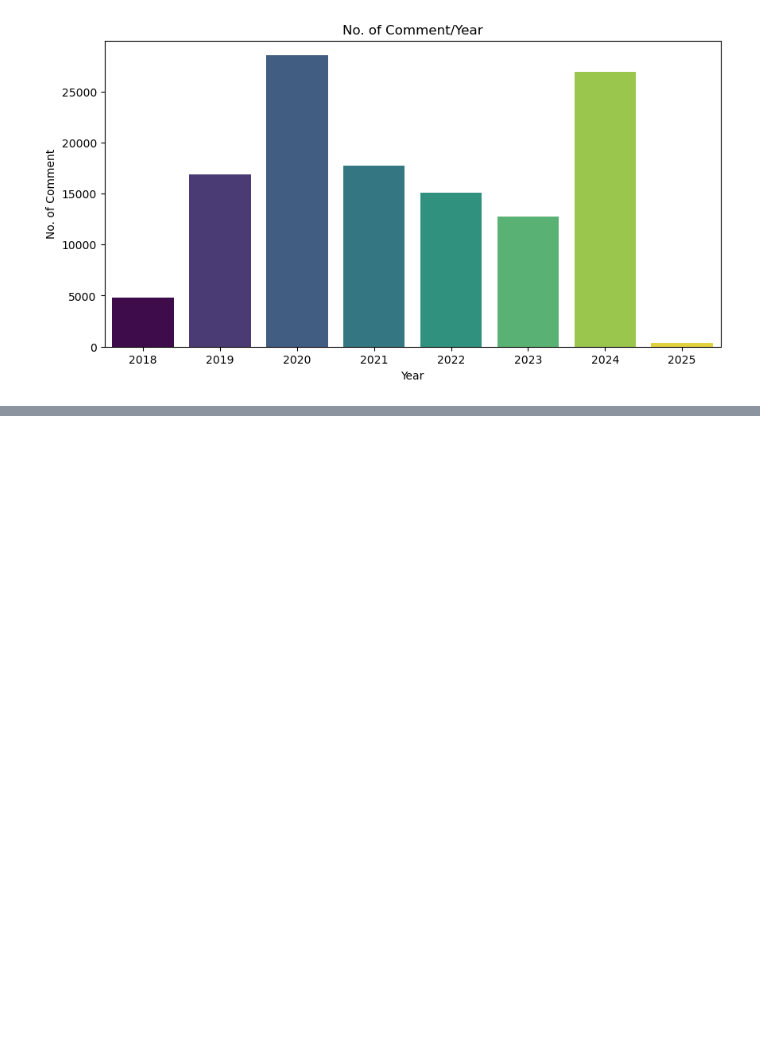
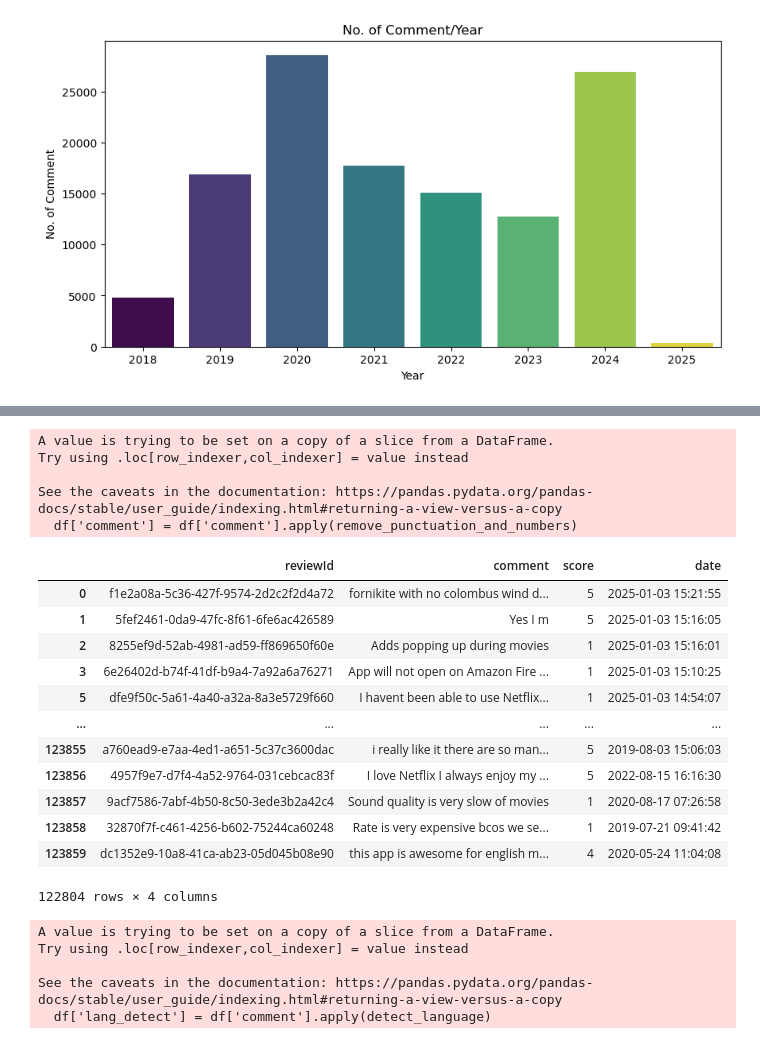
Before and after one commit to babli18/comment-classifier, a Jupyter notebook: data_eda_preprocessing.ipynb, the cells around one changed output, grey strips where cells are left out. Cells and saved outputs as stored; diff of their text form; code cells hidden in the pictures; blank space fills up the shorter version.

```diff
--- a/data_eda_preprocessing.ipynb
+++ b/data_eda_preprocessing.ipynb
@@ -198,0 +255,48 @@ plt.show()
+# %%
+import re
+import string
+
+# remove punctuation and numbers from the comment column
+def remove_punctuation_and_numbers(text):
+    """
+    Removes all punctuation and numbers from the given text.
+    - Uses str.translate() for punctuation removal.
+    - Uses regular expression to remove numbers.
+    - Handles missing (None) values by returning an empty string.
+    """
+    if not isinstance(text, str):  # Ensure input is a string
+        return ""
+
+    # Remove punctuation
+    text = text.translate(str.maketrans("", "", string.punctuation))
+
+    # Remove numbers
+    text = re.sub(r'\d+', '', text)  # Remove all digits
+
+    return text
+
+df['comment'] = df['comment'].apply(remove_punctuation_and_numbers)
+# %% [output]
+A value is trying to be set on a copy of a slice from a DataFrame.
+Try using .loc[row_indexer,col_indexer] = value instead
+
+See the caveats in the documentation: https://pandas.pydata.org/pandas-docs/stable/user_guide/indexing.html#returning-a-view-versus-a-copy
+  df['comment'] = df['comment'].apply(remove_punctuation_and_numbers)
+# %%
+# remove blank records from the comments column
+df=df[~df['comment'].apply(is_blank)]
+df
+# %% [output]
+|  | reviewId | comment | score | date |
+| 0 | f1e2a08a-5c36-427f-9574-2d2c2f2d4a72 | fornikite with no colombus wind d... | 5 | 2025-01-03 15:21:55 |
+| 1 | 5fef2461-0da9-47fc-8f61-6fe6ac426589 | Yes I m | 5 | 2025-01-03 15:16:05 |
+| 2 | 8255ef9d-52ab-4981-ad59-ff869650f60e | Adds popping up during movies | 1 | 2025-01-03 15:16:01 |
+| 3 | 6e26402d-b74f-41df-b9a4-7a92a6a76271 | App will not open on Amazon Fire ... | 1 | 2025-01-03 15:10:25 |
+| 5 | dfe9f50c-5a61-4a40-a32a-8a3e5729f660 | I havent been able to use Netflix... | 1 | 2025-01-03 14:54:07 |
+| ... | ... | ... | ... | ... |
+| 123855 | a760ead9-e7aa-4ed1-a651-5c37c3600dac | i really like it there are so man... | 5 | 2019-08-03 15:06:03 |
+| 123856 | 4957f9e7-d7f4-4a52-9764-031cebcac83f | I love Netflix I always enjoy my ... | 5 | 2022-08-15 16:16:30 |
+| 123857 | 9acf7586-7abf-4b50-8c50-3ede3b2a42c4 | Sound quality is very slow of movies | 1 | 2020-08-17 07:26:58 |
+| 123858 | 32870f7f-c461-4256-b602-75244ca60248 | Rate is very expensive bcos we se... | 1 | 2019-07-21 09:41:42 |
+| 123859 | dc1352e9-10a8-41ca-ab23-05d045b08e90 | this app is awesome for english m... | 4 | 2020-05-24 11:04:08 |
+122804 rows × 4 columns
@@ -198,0 +314,27 @@ plt.show()
+# %%
+# detect the language of the comments using fasttext
+import fasttext
+
+# Load the pretrained model
+model = fasttext.load_model("lid.176.bin")
+
+def detect_language(text):
+    """
+    Detects the language of a given text using FastText.
+    Returns only the detected language.
+    """
+    if isinstance(text, str):  # Ensure text is a string
+        text = text.replace("\n", " ").strip()  # Remove newlines
+        predictions = model.predict(text, k=1)  # Get top-1 prediction
+        language = predictions[0][0].replace("__label__", "")  # Extract language
+        return language
+
+    return "unknown"  # Handle missing/non-string values
+
+df['lang_detect'] = df['comment'].apply(detect_language)
+# %% [output]
+A value is trying to be set on a copy of a slice from a DataFrame.
+Try using .loc[row_indexer,col_indexer] = value instead
+
+See the caveats in the documentation: https://pandas.pydata.org/pandas-docs/stable/user_guide/indexing.html#returning-a-view-versus-a-copy
+  df['lang_detect'] = df['comment'].apply(detect_language)
```
Also changed, not shown: parts of 9 cells of this notebook.
